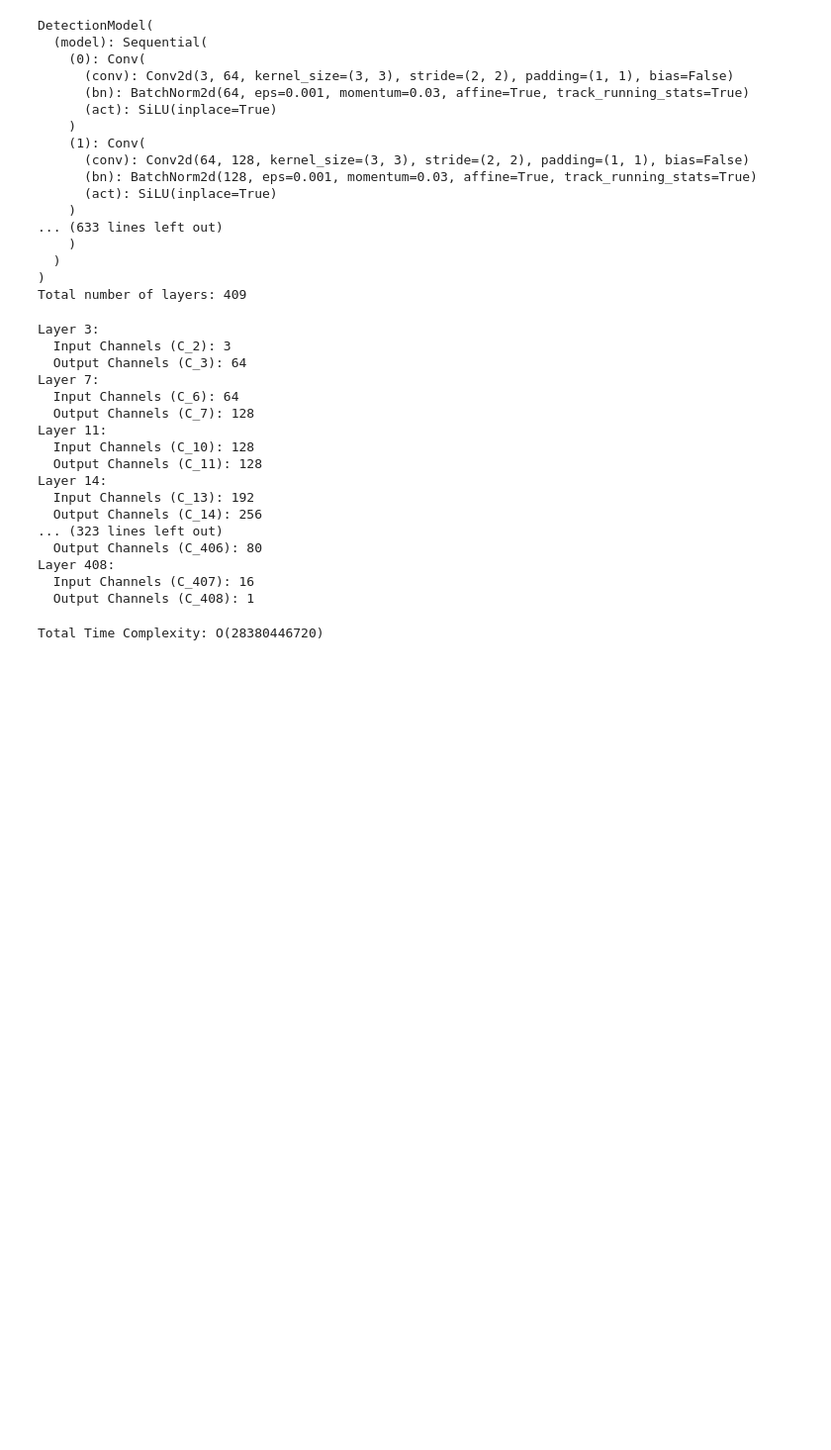
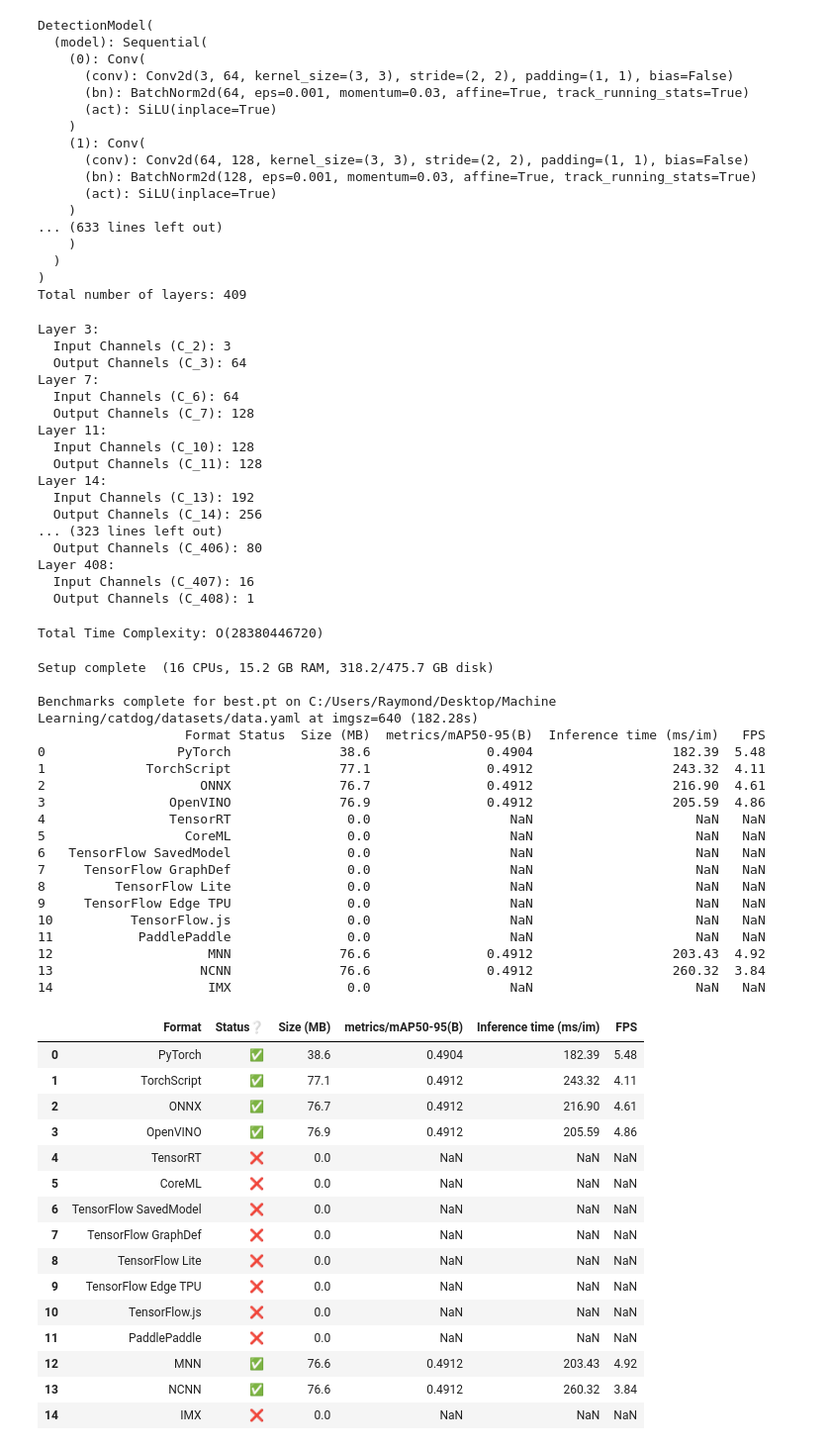
Before and after one commit to raymond2330/machine-learning, a Jupyter notebook: genshin.ipynb, the cells around one changed output. Shown: that part at 99% size. Drawn from its saved outputs; the diff is of its cells as text; code cells hidden in the pictures; blank space fills up the shorter version.

Commit message:
add(benchmarks.log): include benchmark results for model performance across various formats

```diff
--- a/genshin.ipynb
+++ b/genshin.ipynb
@@ -247,6 +244,47 @@ for i, layer in enumerate(model.model.modules()):
 print(f"Total Time Complexity: O({total_time_complexity})")
 # %% [output]
 Total Time Complexity: O(28380446720)
+# %%
+from ultralytics.utils.benchmarks import benchmark
+
+# Benchmark on GPU
+benchmark(model="runs/detect/train/weights/best.pt", data="C:/Users/Raymond/Desktop/Machine Learning/catdog/datasets/data.yaml", imgsz=640, half=False)
+# %% [output]
+Setup complete  (16 CPUs, 15.2 GB RAM, 318.2/475.7 GB disk)
+
+Benchmarks complete for best.pt on C:/Users/Raymond/Desktop/Machine Learning/catdog/datasets/data.yaml at imgsz=640 (182.28s)
+                   Format Status  Size (MB)  metrics/mAP50-95(B)  Inference time (ms/im)   FPS
+0                 PyTorch              38.6               0.4904                  182.39  5.48
+1             TorchScript              77.1               0.4912                  243.32  4.11
+2                    ONNX              76.7               0.4912                  216.90  4.61
+3                OpenVINO              76.9               0.4912                  205.59  4.86
+4                TensorRT               0.0                  NaN                     NaN   NaN
+5                  CoreML               0.0                  NaN                     NaN   NaN
+6   TensorFlow SavedModel               0.0                  NaN                     NaN   NaN
+7     TensorFlow GraphDef               0.0                  NaN                     NaN   NaN
+8         TensorFlow Lite               0.0                  NaN                     NaN   NaN
+9     TensorFlow Edge TPU               0.0                  NaN                     NaN   NaN
+10          TensorFlow.js               0.0                  NaN                     NaN   NaN
+11           PaddlePaddle               0.0                  NaN                     NaN   NaN
+12                    MNN              76.6               0.4912                  203.43  4.92
+13                   NCNN              76.6               0.4912                  260.32  3.84
+14                    IMX               0.0                  NaN                     NaN   NaN
+|  | Format | Status❔ | Size (MB) | metrics/mAP50-95(B) | Inference time (ms/im) | FPS |
+| 0 | PyTorch | ✅ | 38.6 | 0.4904 | 182.39 | 5.48 |
+| 1 | TorchScript | ✅ | 77.1 | 0.4912 | 243.32 | 4.11 |
+| 2 | ONNX | ✅ | 76.7 | 0.4912 | 216.90 | 4.61 |
+| 3 | OpenVINO | ✅ | 76.9 | 0.4912 | 205.59 | 4.86 |
+| 4 | TensorRT | ❌ | 0.0 | NaN | NaN | NaN |
+| 5 | CoreML | ❌ | 0.0 | NaN | NaN | NaN |
+| 6 | TensorFlow SavedModel | ❌ | 0.0 | NaN | NaN | NaN |
+| 7 | TensorFlow GraphDef | ❌ | 0.0 | NaN | NaN | NaN |
+| 8 | TensorFlow Lite | ❌ | 0.0 | NaN | NaN | NaN |
+| 9 | TensorFlow Edge TPU | ❌ | 0.0 | NaN | NaN | NaN |
+| 10 | TensorFlow.js | ❌ | 0.0 | NaN | NaN | NaN |
+| 11 | PaddlePaddle | ❌ | 0.0 | NaN | NaN | NaN |
+| 12 | MNN | ✅ | 76.6 | 0.4912 | 203.43 | 4.92 |
+| 13 | NCNN | ✅ | 76.6 | 0.4912 | 260.32 | 3.84 |
+| 14 | IMX | ❌ | 0.0 | NaN | NaN | NaN |
 # %%
 # Non sense. I just tried the different functions for validation and see what they do.
 # Ignore this mf
```
Also changed, not shown: parts of 4 cells of this notebook, 1 other file.
